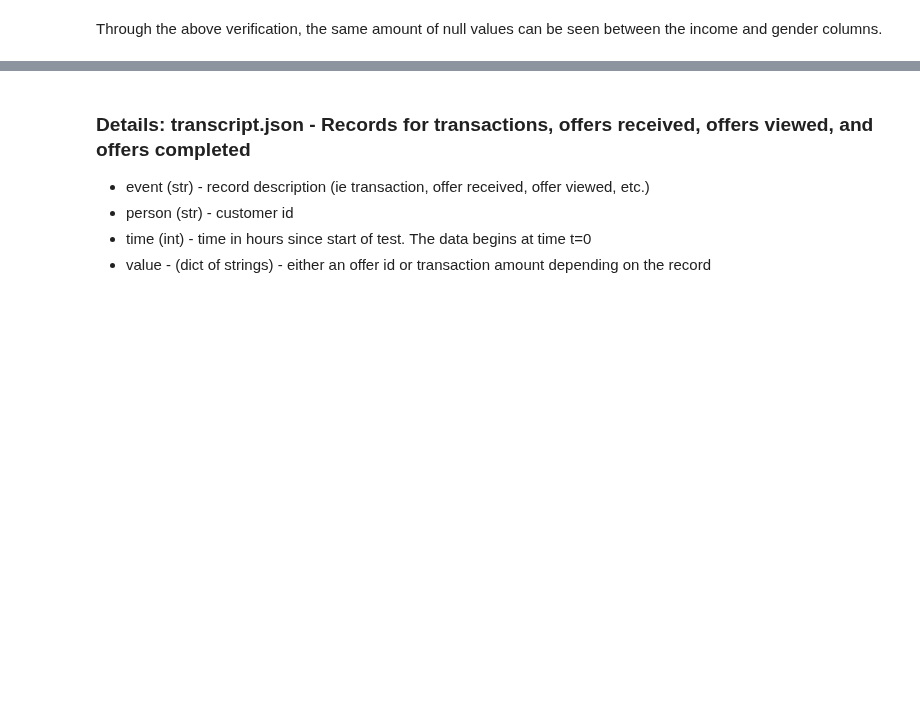
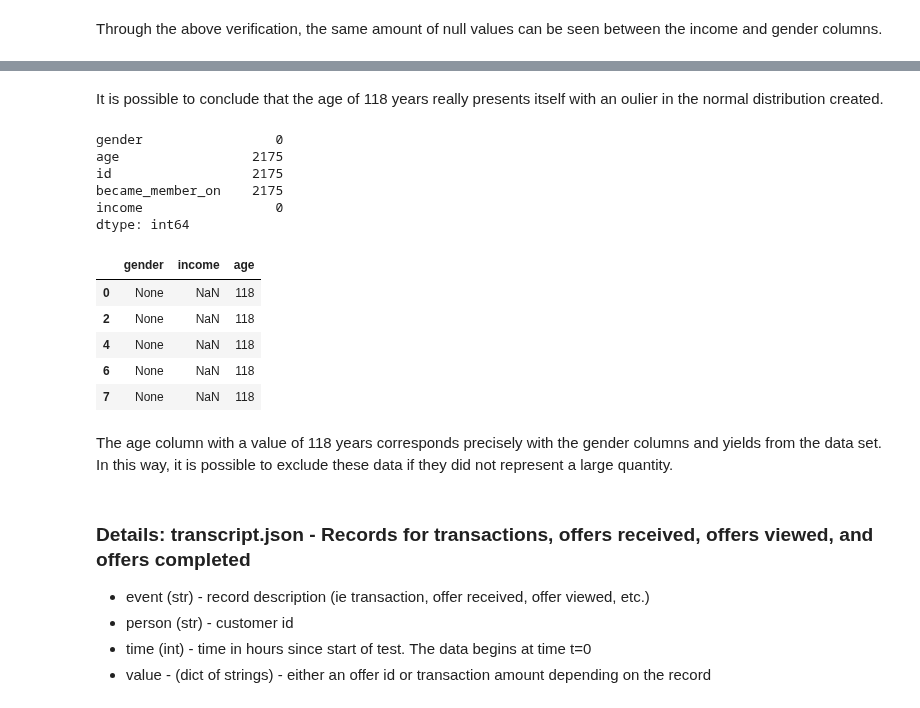
Before and after one commit to HenriqueMartinsPrado/Data-Scientist-Nano-Degree-Udacity, a Jupyter notebook: Capstone Project/StartBucks Project/Starbucks_Capstone_notebook.ipynb, the cells around one changed output, grey strips where cells are left out. Drawn from its saved outputs; the diff is of its cells as text; code cells hidden in the pictures; blank space fills up the shorter version.

```diff
--- a/Capstone Project/StartBucks Project/Starbucks_Capstone_notebook.ipynb
+++ b/Capstone Project/StartBucks Project/Starbucks_Capstone_notebook.ipynb
@@ -194,3 +228,26 @@ profile.age.hist()
+# %% [markdown]
+It is possible to conclude that the age of 118 years really presents itself with an oulier in the normal distribution created.
+# %%
+# Identifying which of the gender and income columns correspond to the age of 118 years.
+print(profile[profile['age']==118].count())
+print("")
+profile[['gender','income','age']][profile['age']==118].head()
+# %% [output]
+gender                 0
+age                 2175
+id                  2175
+became_member_on    2175
+income                 0
+dtype: int64
+|  | gender | income | age |
+| 0 | None | NaN | 118 |
+| 2 | None | NaN | 118 |
+| 4 | None | NaN | 118 |
+| 6 | None | NaN | 118 |
+| 7 | None | NaN | 118 |
+# %% [markdown]
+The age column with a value of 118 years corresponds precisely with the gender columns and yields from the data set.
+In this way, it is possible to exclude these data if they did not represent a large quantity.
 # %% [markdown]
 ### Details: transcript.json - Records for transactions, offers received, offers viewed, and offers completed
 * event (str) - record description (ie transaction, offer received, offer viewed, etc.)
```
Also changed, not shown: parts of 13 cells of this notebook.
